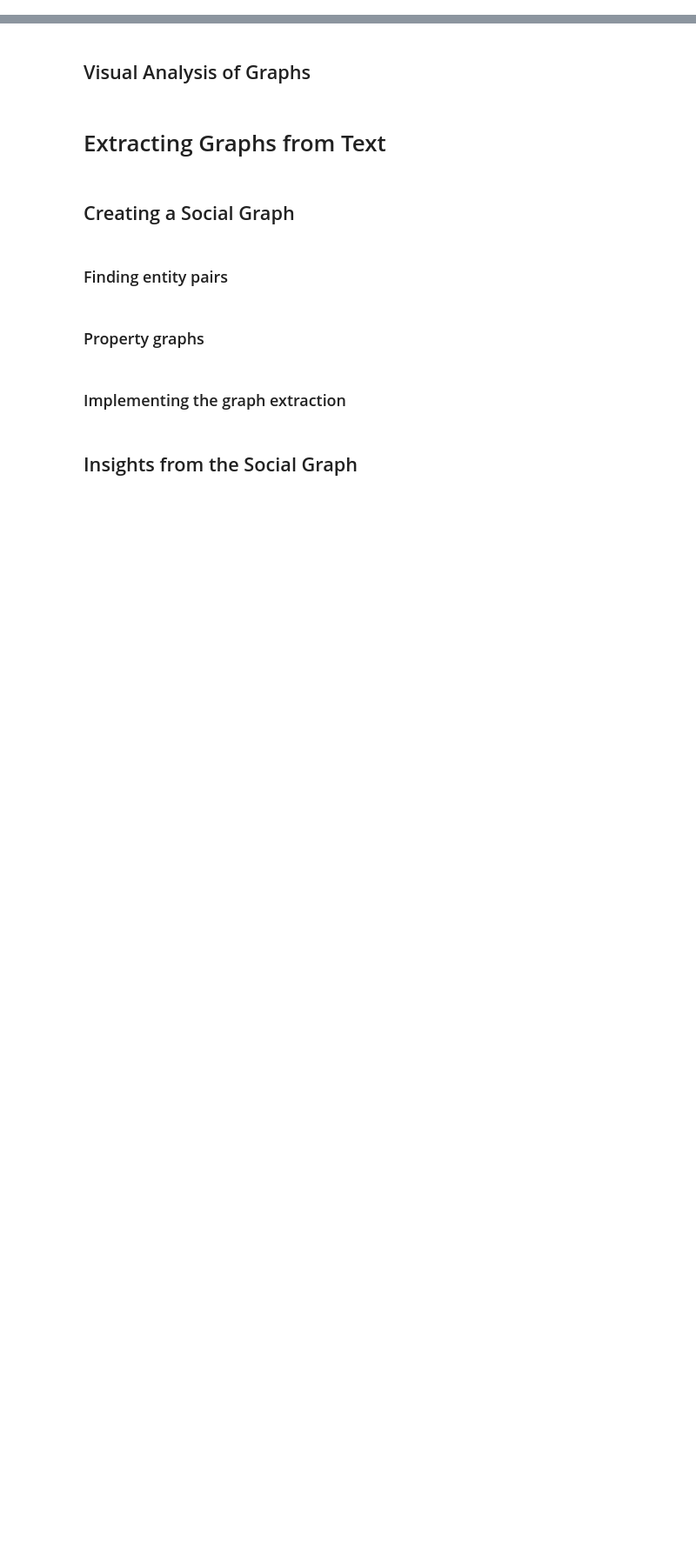
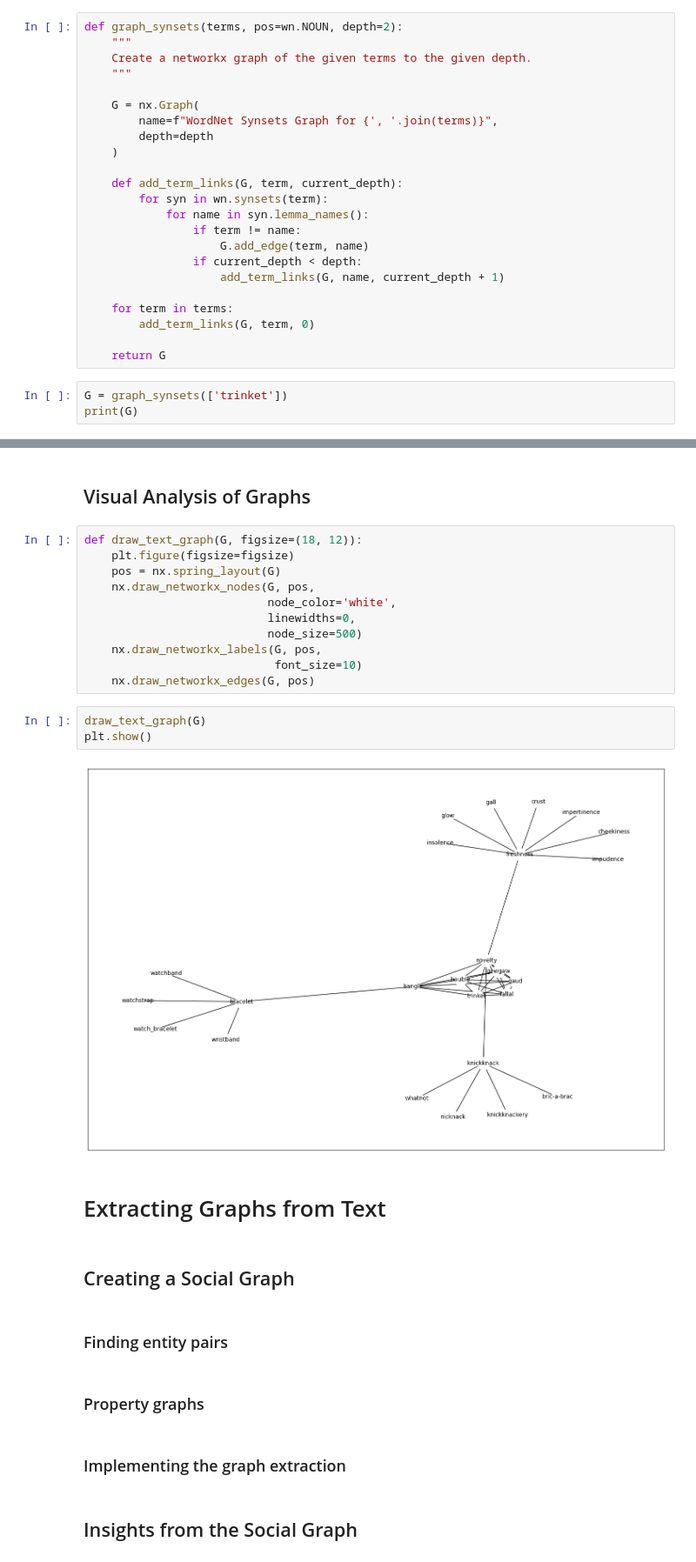
Before and after one commit to rjafarau/atap, a Jupyter notebook: python/source/09_Graph_Analysis_of_Text.ipynb, the cells around one changed output, grey strips where cells are left out. Shown at 87% size. Saved outputs shown, nothing was run; the diff lists cells and outputs as text; blank space fills up the shorter version.

Commit message:
Continue chapter 09 Graph Analysis of Text

```diff
--- a/python/source/09_Graph_Analysis_of_Text.ipynb
+++ b/python/source/09_Graph_Analysis_of_Text.ipynb
@@ -6,3 +11,29 @@
 # Graph Computation and Analysis
 # %% [markdown]
 ## Creating a Graph-Based Thesaurus
+# %%
+def graph_synsets(terms, pos=wn.NOUN, depth=2):
+    """
+    Create a networkx graph of the given terms to the given depth.
+    """
+
+    G = nx.Graph(
+        name=f"WordNet Synsets Graph for {', '.join(terms)}",
+        depth=depth
+    )
+
+    def add_term_links(G, term, current_depth):
+        for syn in wn.synsets(term):
+            for name in syn.lemma_names():
+                if term != name:
+                    G.add_edge(term, name)
+                if current_depth < depth:
+                    add_term_links(G, name, current_depth + 1)
+
+    for term in terms:
+        add_term_links(G, term, 0)
+
+    return G
+# %%
+G = graph_synsets(['trinket'])
+print(G)
@@ -11,5 +48,21 @@
 # %% [markdown]
 ## Visual Analysis of Graphs
+# %%
+def draw_text_graph(G, figsize=(18, 12)):
+    plt.figure(figsize=figsize)
+    pos = nx.spring_layout(G)
+    nx.draw_networkx_nodes(G, pos,
+                           node_color='white',
+                           linewidths=0,
+                           node_size=500)
+    nx.draw_networkx_labels(G, pos,
+                            font_size=10)
+    nx.draw_networkx_edges(G, pos)
+# %%
+draw_text_graph(G)
+plt.show()
+# %% [output]
+[figure, added]
 # %% [markdown]
 # Extracting Graphs from Text
 # %% [markdown]
```
Also changed, not shown: parts of 4 cells of this notebook, 1 other file.
